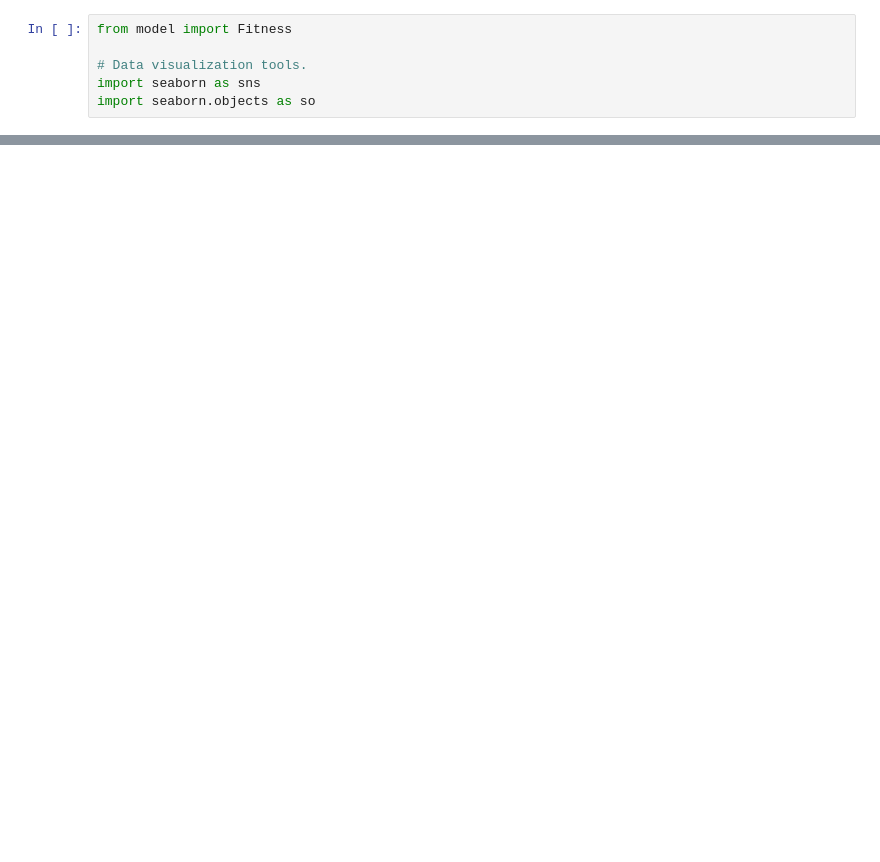
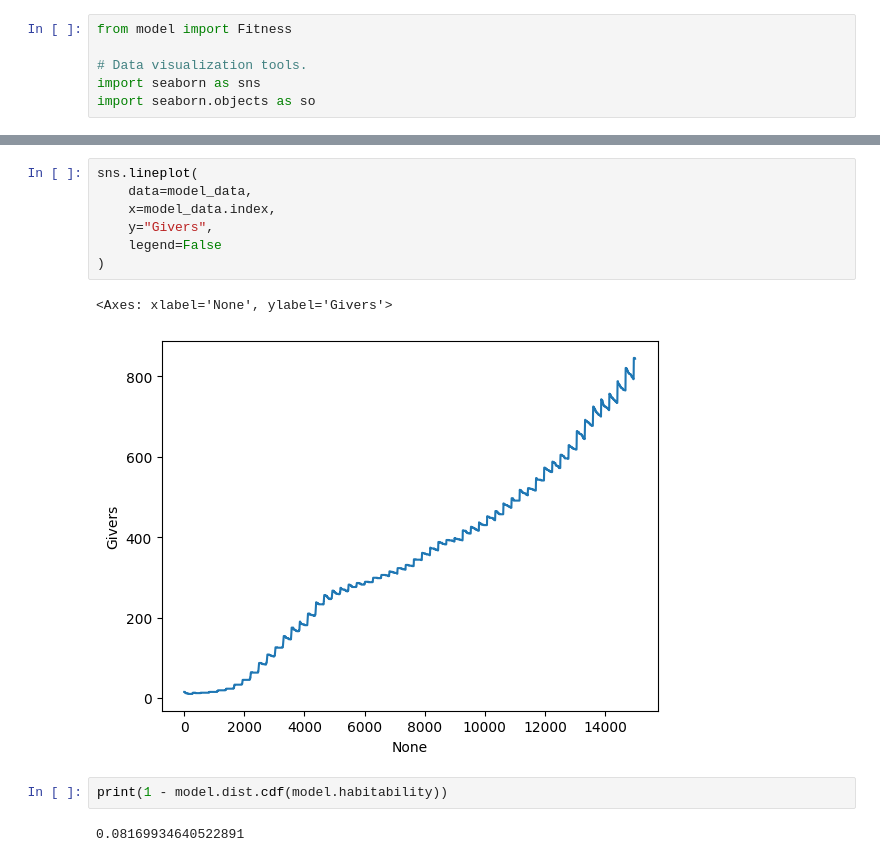
Before and after one commit to bytang/reproductive-strategies, a Jupyter notebook: doodles.ipynb, the cells around one changed output, grey strips where cells are left out. Saved outputs shown, nothing was run; the diff lists cells and outputs as text; blank space fills up the shorter version.

```diff
--- a/doodles.ipynb
+++ b/doodles.ipynb
@@ -77,0 +90,14 @@ sns.lineplot(
+# %%
+sns.lineplot(
+    data=model_data,
+    x=model_data.index,
+    y="Givers",
+    legend=False
+)
+# %% [output]
+<Axes: xlabel='None', ylabel='Givers'>
+[figure, added]
+# %%
+print(1 - model.dist.cdf(model.habitability))
+# %% [output]
+0.08169934640522891
```
Also changed, not shown: parts of 7 cells of this notebook.
